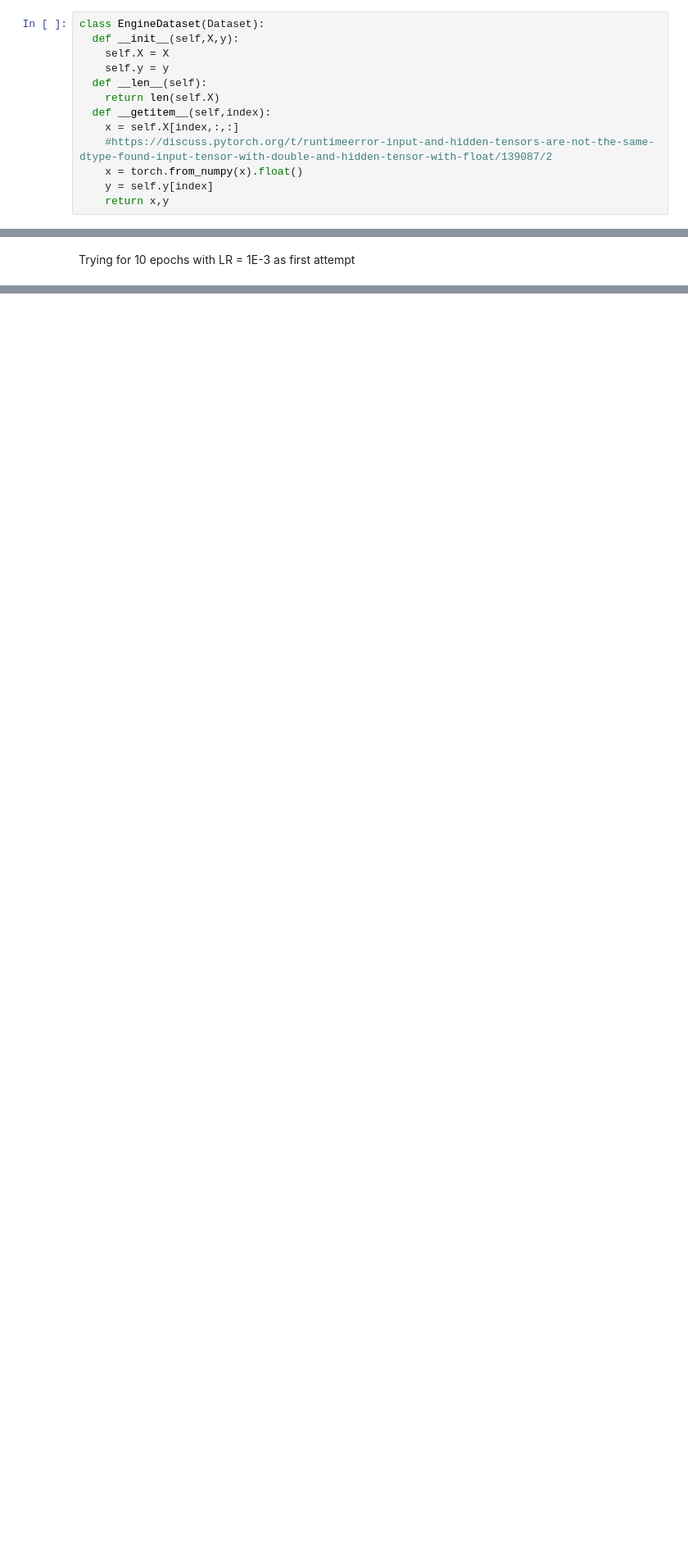
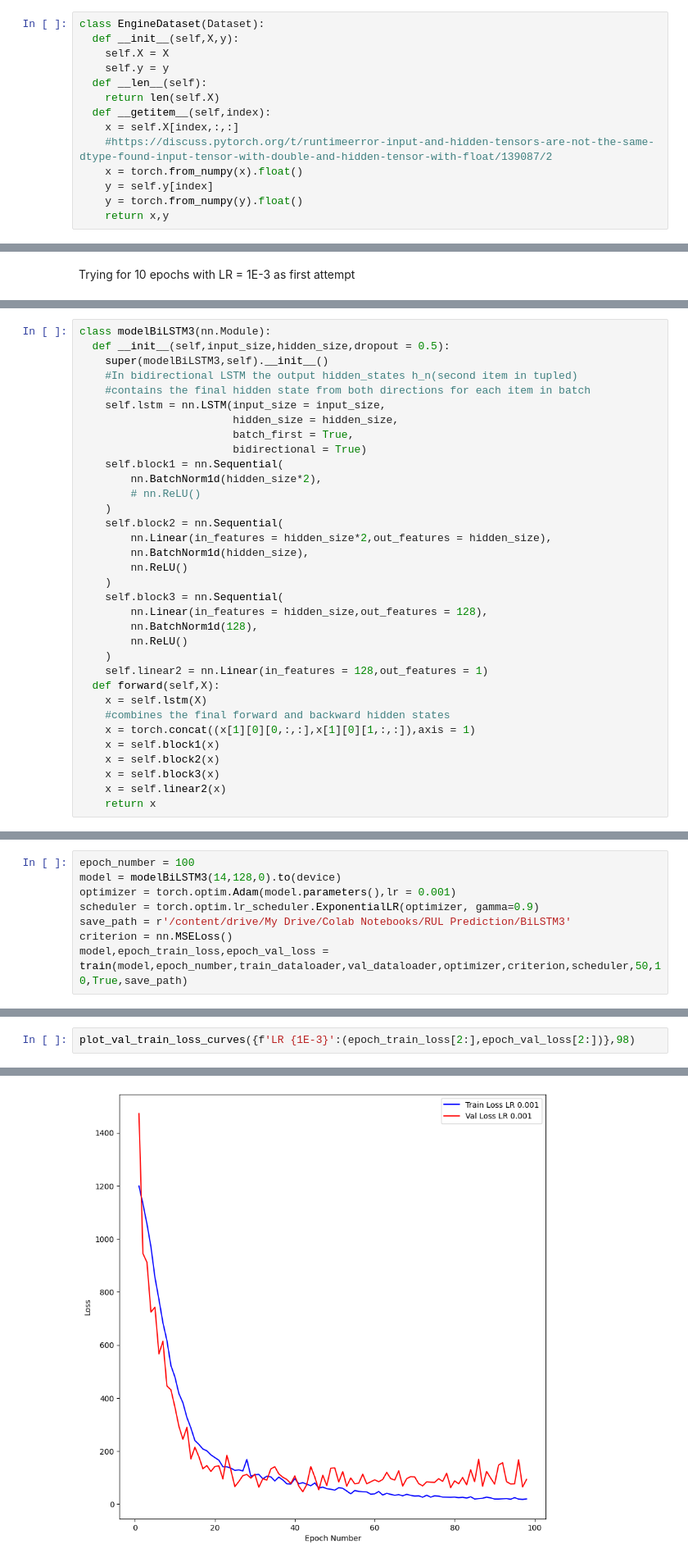
Before and after one commit to Pasindu19970808/RemainingUsefulLifePrediction, a Jupyter notebook: RUL_Prediction.ipynb, the cells around one changed output, grey strips where cells are left out. Shown at 82% size. Drawn from its saved outputs; the diff is of its cells as text; blank space fills up the shorter version.

```diff
--- a/RUL_Prediction.ipynb
+++ b/RUL_Prediction.ipynb
@@ -173,6 +241,7 @@ class EngineDataset(Dataset):
     #https://discuss.pytorch.org/t/runtimeerror-input-and-hidden-tensors-are-not-the-same-dtype-found-input-tensor-with-double-and-hidden-tensor-with-float/139087/2
     x = torch.from_numpy(x).float()
     y = self.y[index]
+    y = torch.from_numpy(y).float()
     return x,y
 # %%
 train_dataset = EngineDataset(train_X,train_Y)
@@ -263,0 +476,34 @@ model,epoch_loss,val_loss = train(model,epoch_number,train_dataloader,val_datalo
+# %%
+class modelBiLSTM3(nn.Module):
+  def __init__(self,input_size,hidden_size,dropout = 0.5):
+    super(modelBiLSTM3,self).__init__()
+    #In bidirectional LSTM the output hidden_states h_n(second item in tupled)
+    #contains the final hidden state from both directions for each item in batch
+    self.lstm = nn.LSTM(input_size = input_size,
+                        hidden_size = hidden_size,
+                        batch_first = True,
+                        bidirectional = True)
+    self.block1 = nn.Sequential(
+        nn.BatchNorm1d(hidden_size*2),
+        # nn.ReLU()
+    )
+    self.block2 = nn.Sequential(
+        nn.Linear(in_features = hidden_size*2,out_features = hidden_size),
+        nn.BatchNorm1d(hidden_size),
+        nn.ReLU()
+    )
+    self.block3 = nn.Sequential(
+        nn.Linear(in_features = hidden_size,out_features = 128),
+        nn.BatchNorm1d(128),
+        nn.ReLU()
+    )
+    self.linear2 = nn.Linear(in_features = 128,out_features = 1)
+  def forward(self,X):
+    x = self.lstm(X)
+    #combines the final forward and backward hidden states
+    x = torch.concat((x[1][0][0,:,:],x[1][0][1,:,:]),axis = 1)
+    x = self.block1(x)
+    x = self.block2(x)
+    x = self.block3(x)
+    x = self.linear2(x)
+    return x
@@ -263,0 +521,8 @@ model,epoch_loss,val_loss = train(model,epoch_number,train_dataloader,val_datalo
+# %%
+epoch_number = 100
+model = modelBiLSTM3(14,128,0).to(device)
+optimizer = torch.optim.Adam(model.parameters(),lr = 0.001)
+scheduler = torch.optim.lr_scheduler.ExponentialLR(optimizer, gamma=0.9)
+save_path = r'/content/drive/My Drive/Colab Notebooks/RUL Prediction/BiLSTM3'
+criterion = nn.MSELoss()
+model,epoch_train_loss,epoch_val_loss = train(model,epoch_number,train_dataloader,val_dataloader,optimizer,criterion,scheduler,50,10,True,save_path)
@@ -263,0 +547,3 @@ model,epoch_loss,val_loss = train(model,epoch_number,train_dataloader,val_datalo
+# %%
+plot_val_train_loss_curves({f'LR {1E-3}':(epoch_train_loss[2:],epoch_val_loss[2:])},98)
+# %% [output]
@@ -263,0 +551 @@ model,epoch_loss,val_loss = train(model,epoch_number,train_dataloader,val_datalo
+[figure, added]
```
Also changed, not shown: parts of 53 cells of this notebook.
